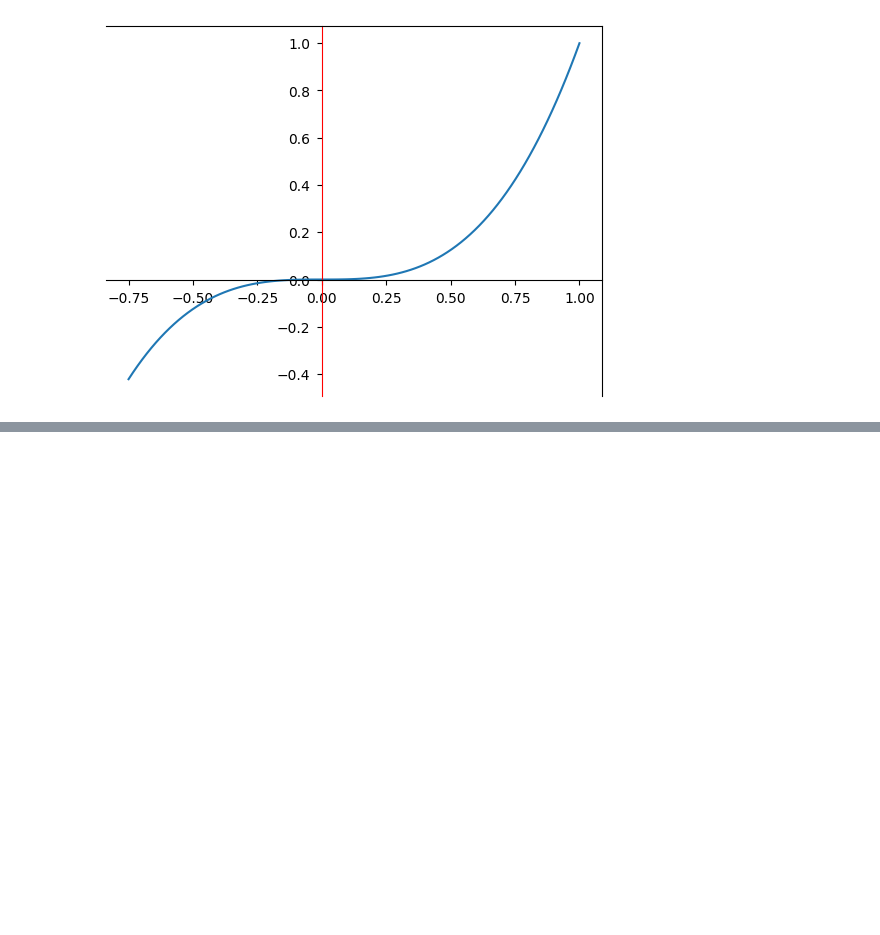
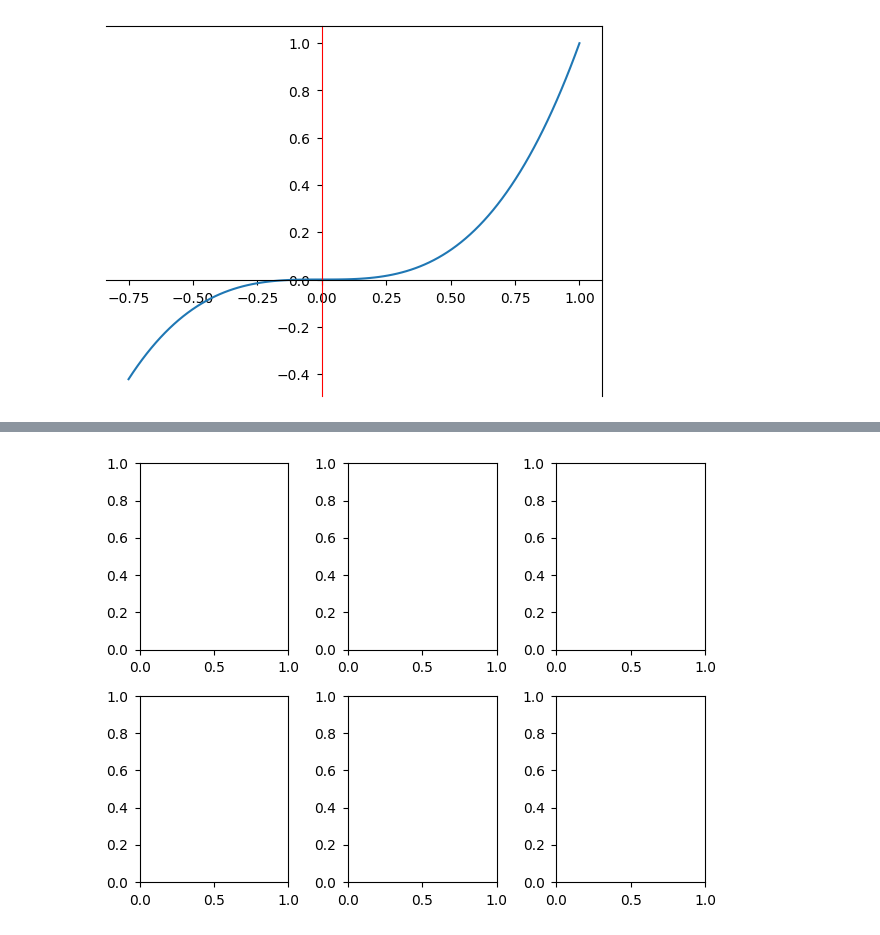
Before and after one commit to VitorPio7/python-analysis-book, a Jupyter notebook: matplotlib.ipynb, the cells around one changed output, grey strips where cells are left out. Cells and saved outputs as stored; diff of their text form; code cells hidden in the pictures; blank space fills up the shorter version.

```diff
--- a/matplotlib.ipynb
+++ b/matplotlib.ipynb
@@ -192,0 +221,5 @@ ax.plot(xx,xx**3)
+# %%
+fig, ax = plt.subplots(2,3)
+fig.tight_layout()
+# %% [output]
+[figure, added]
```
Also changed, not shown: parts of 8 cells of this notebook, 7 other files.
